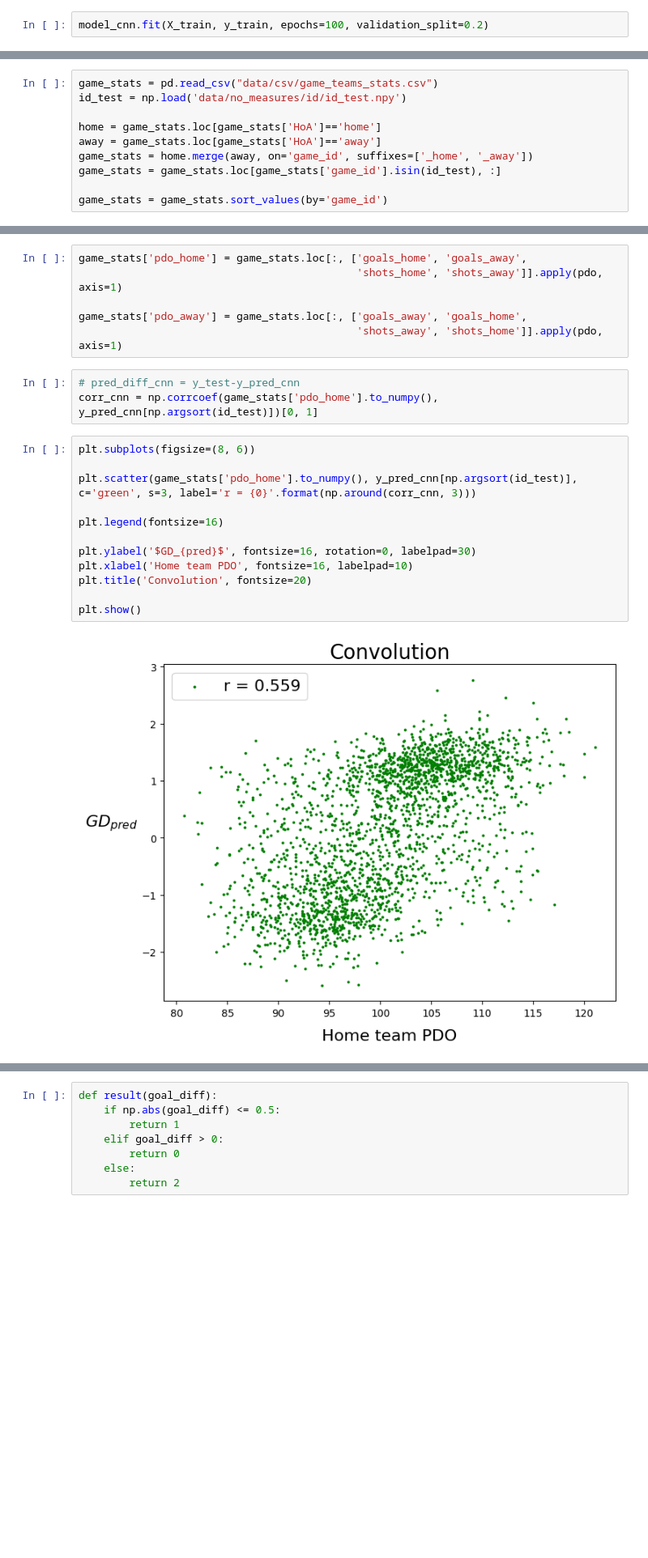
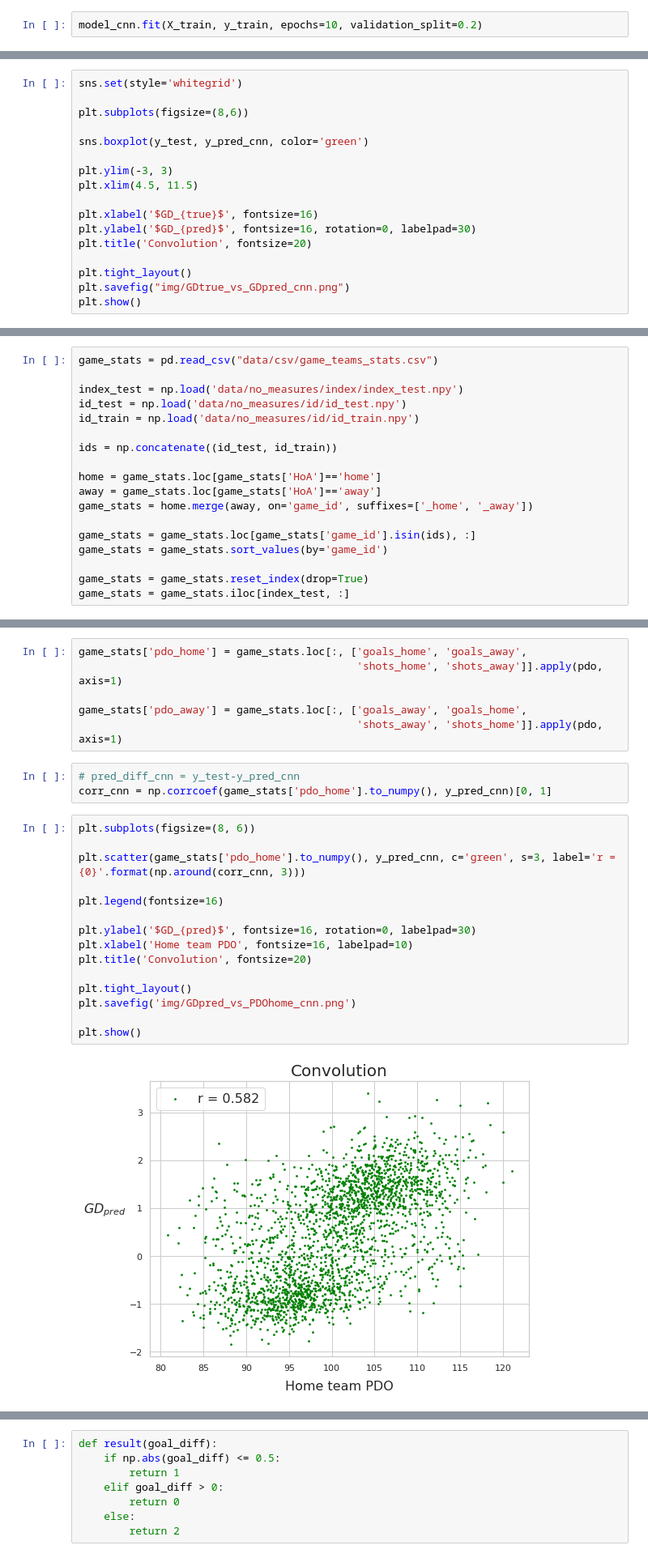
Before and after one commit to danielkari95/nhl-game-prediction, a Jupyter notebook: src/models/ model_goal_diff.ipynb, the cells around one changed output, grey strips where cells are left out. Shown at 81% size. Saved outputs shown, nothing was run; the diff lists cells and outputs as text; blank space fills up the shorter version.

```diff
--- a/src/models/ model_goal_diff.ipynb
+++ b/src/models/ model_goal_diff.ipynb
@@ -111,6 +126,6 @@ model_cnn = tf.keras.models.Sequential([
 ])
 model_cnn.compile(optimizer='adam', loss='mean_squared_error', metrics=['mae'])
 # %%
-model_cnn.fit(X_train, y_train, epochs=100, validation_split=0.2)
+model_cnn.fit(X_train, y_train, epochs=10, validation_split=0.2)
 # %% [output]
 Train on 7196 samples, validate on 1799 samples
@@ -142,0 +158,17 @@ Test mean absolute error for convolutional network: 1.855289
+# %%
+sns.set(style='whitegrid')
+
+plt.subplots(figsize=(8,6))
+
+sns.boxplot(y_test, y_pred_cnn, color='green')
+
+plt.ylim(-3, 3)
+plt.xlim(4.5, 11.5)
+
+plt.xlabel('$GD_{true}$', fontsize=16)
+plt.ylabel('$GD_{pred}$', fontsize=16, rotation=0, labelpad=30)
+plt.title('Convolution', fontsize=20)
+
+plt.tight_layout()
+plt.savefig("img/GDtrue_vs_GDpred_cnn.png")
+plt.show()
@@ -183,13 +231,21 @@ plt.show()
 # %%
 game_stats = pd.read_csv("data/csv/game_teams_stats.csv")
+
+index_test = np.load('data/no_measures/index/index_test.npy')
 id_test = np.load('data/no_measures/id/id_test.npy')
+id_train = np.load('data/no_measures/id/id_train.npy')
+
+ids = np.concatenate((id_test, id_train))
 
 home = game_stats.loc[game_stats['HoA']=='home']
 away = game_stats.loc[game_stats['HoA']=='away']
 game_stats = home.merge(away, on='game_id', suffixes=['_home', '_away'])
-game_stats = game_stats.loc[game_stats['game_id'].isin(id_test), :]
 
+game_stats = game_stats.loc[game_stats['game_id'].isin(ids), :]
 game_stats = game_stats.sort_values(by='game_id')
+
+game_stats = game_stats.reset_index(drop=True)
+game_stats = game_stats.iloc[index_test, :]
 # %%
 print(game_stats['game_id'].all() == np.sort(id_test).all())
 # %% [output]
@@ -205,19 +261,22 @@ game_stats['pdo_away'] = game_stats.loc[:, ['goals_away', 'goals_home',
                                             'shots_away', 'shots_home']].apply(pdo, axis=1)
 # %%
 # pred_diff_cnn = y_test-y_pred_cnn
-corr_cnn = np.corrcoef(game_stats['pdo_home'].to_numpy(), y_pred_cnn[np.argsort(id_test)])[0, 1]
+corr_cnn = np.corrcoef(game_stats['pdo_home'].to_numpy(), y_pred_cnn)[0, 1]
 # %%
 plt.subplots(figsize=(8, 6))
 
-plt.scatter(game_stats['pdo_home'].to_numpy(), y_pred_cnn[np.argsort(id_test)], c='green', s=3, label='r = {0}'.format(np.around(corr_cnn, 3)))
+plt.scatter(game_stats['pdo_home'].to_numpy(), y_pred_cnn, c='green', s=3, label='r = {0}'.format(np.around(corr_cnn, 3)))
 
 plt.legend(fontsize=16)
 
 plt.ylabel('$GD_{pred}$', fontsize=16, rotation=0, labelpad=30)
 plt.xlabel('Home team PDO', fontsize=16, labelpad=10)
 plt.title('Convolution', fontsize=20)
 
+plt.tight_layout()
+plt.savefig('img/GDpred_vs_PDOhome_cnn.png')
+
 plt.show()
 # %% [output]
-[figure, old version]
+[figure, new version]
 # %%
```
Also changed, not shown: parts of 21 cells of this notebook, 20 other files.
